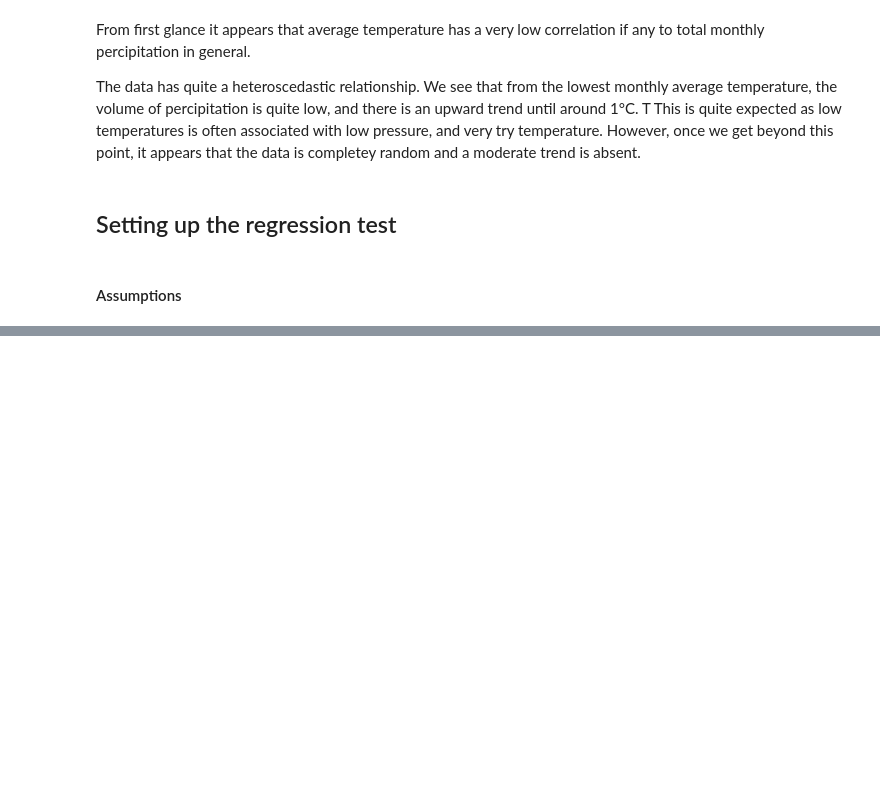
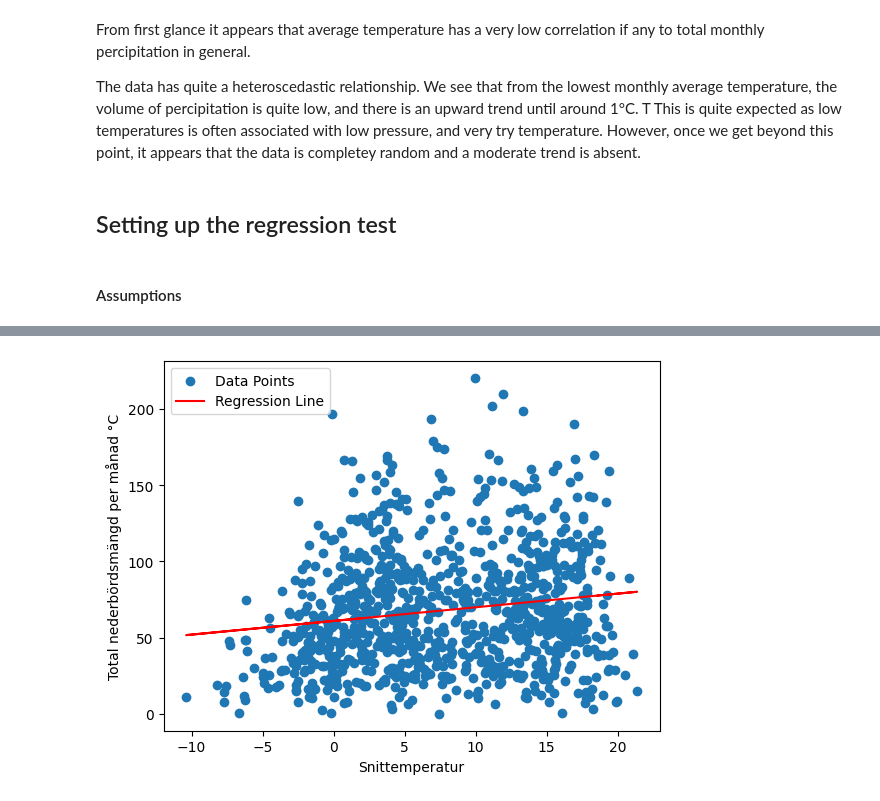
Before and after one commit to msteele919/projectwork, a Jupyter notebook: EDA/corr_temp_ned.ipynb, the cells around one changed output, grey strips where cells are left out. Drawn from its saved outputs; the diff is of its cells as text; code cells hidden in the pictures; blank space fills up the shorter version.

Commit message:
updated correlation file temp nederbörd

```diff
--- a/EDA/corr_temp_ned.ipynb
+++ b/EDA/corr_temp_ned.ipynb
@@ -122,6 +123,9 @@ monthly_temperature
 | 953 | 2023 | 6 | 18.590000 |
 | 954 | 2023 | 7 | 16.060000 |
 955 rows × 3 columns
+# %%
+# drop the last month observation because it's not present in precipitation
+monthly_temperature = monthly_temperature.drop(954)
 # %% [markdown]
 Percipitation
 # %%
@@ -326,0 +345,16 @@ ValueError: The indices for endog and exog are not aligned
+# %%
+# Create a scatter plot of the data
+plt.scatter(X['Snittemperatur'], y, label='Data Points')
+
+# Overlay the regression line
+plt.plot(X['Snittemperatur'], results.fittedvalues, color='red', label='Regression Line')
+
+# Add labels and a legend
+plt.xlabel('Snittemperatur')
+plt.ylabel('Total nederbördsmängd per månad °C')
+plt.legend()
+
+# Show the plot
+plt.show()
+# %% [output]
+[figure, added]
```
Also changed, not shown: parts of 12 cells of this notebook.
